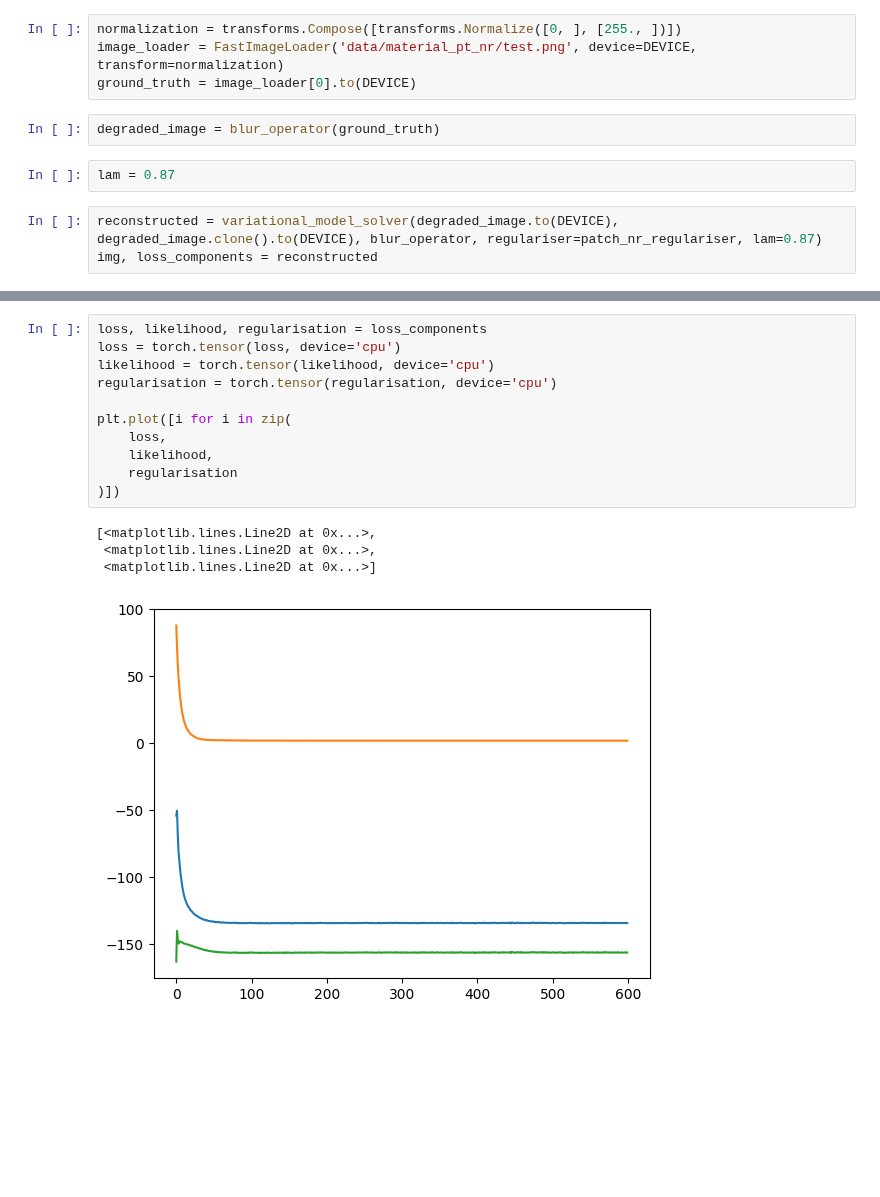
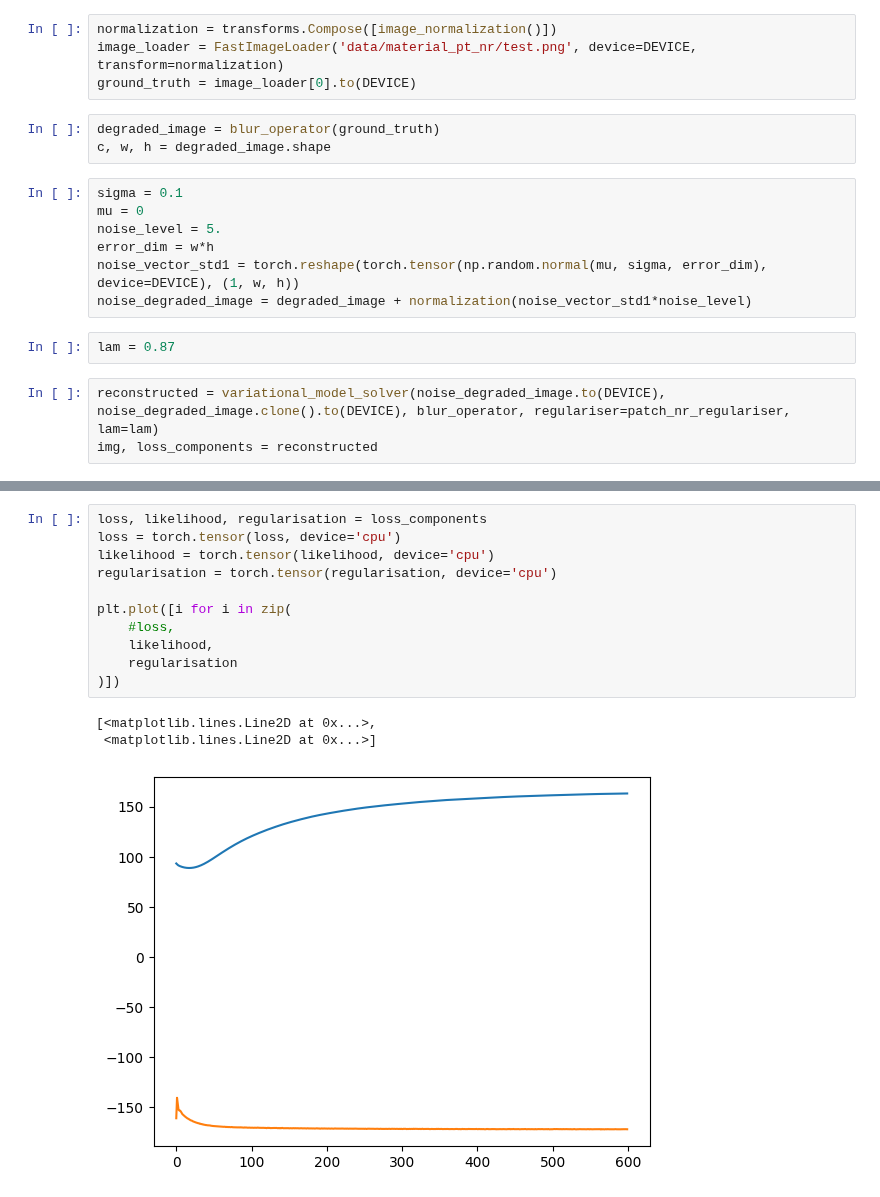
Before and after one commit to PaulBuechler-git/nf-for-inv-problems, a Jupyter notebook: deblurring.ipynb, the cells around one changed output, grey strips where cells are left out. Drawn from its saved outputs; the diff is of its cells as text; blank space fills up the shorter version.

```diff
--- a/deblurring.ipynb
+++ b/deblurring.ipynb
@@ -114,11 +43,19 @@ plot_patch_size = 50
 # %%
-normalization = transforms.Compose([transforms.Normalize([0, ], [255., ])])
+normalization = transforms.Compose([image_normalization()])
 image_loader = FastImageLoader('data/material_pt_nr/test.png', device=DEVICE, transform=normalization)
 ground_truth = image_loader[0].to(DEVICE)
 # %%
 degraded_image = blur_operator(ground_truth)
+c, w, h = degraded_image.shape
+# %%
+sigma = 0.1
+mu = 0
+noise_level = 5.
+error_dim = w*h
+noise_vector_std1 = torch.reshape(torch.tensor(np.random.normal(mu, sigma, error_dim), device=DEVICE), (1, w, h))
+noise_degraded_image = degraded_image + normalization(noise_vector_std1*noise_level)
 # %%
 lam = 0.87
 # %%
-reconstructed = variational_model_solver(degraded_image.to(DEVICE), degraded_image.clone().to(DEVICE), blur_operator, regulariser=patch_nr_regulariser, lam=0.87)
+reconstructed = variational_model_solver(noise_degraded_image.to(DEVICE), noise_degraded_image.clone().to(DEVICE), blur_operator, regulariser=patch_nr_regulariser, lam=lam)
 img, loss_components = reconstructed
@@ -132,16 +75,15 @@ plot_image(f'results/deblurring/material/orig_reconstructed_k_{kernel_size}_std_
 # %%
 loss, likelihood, regularisation = loss_components
 loss = torch.tensor(loss, device='cpu')
 likelihood = torch.tensor(likelihood, device='cpu')
 regularisation = torch.tensor(regularisation, device='cpu')
 
 plt.plot([i for i in zip(
-    loss,
+    #loss,
     likelihood,
     regularisation
 )])
 # %% [output]
 [<matplotlib.lines.Line2D at 0x...>,
- <matplotlib.lines.Line2D at 0x...>,
  <matplotlib.lines.Line2D at 0x...>]
-[figure, old version]
+[figure, new version]
```
Also changed, not shown: parts of 12 cells of this notebook, 9 other files.
